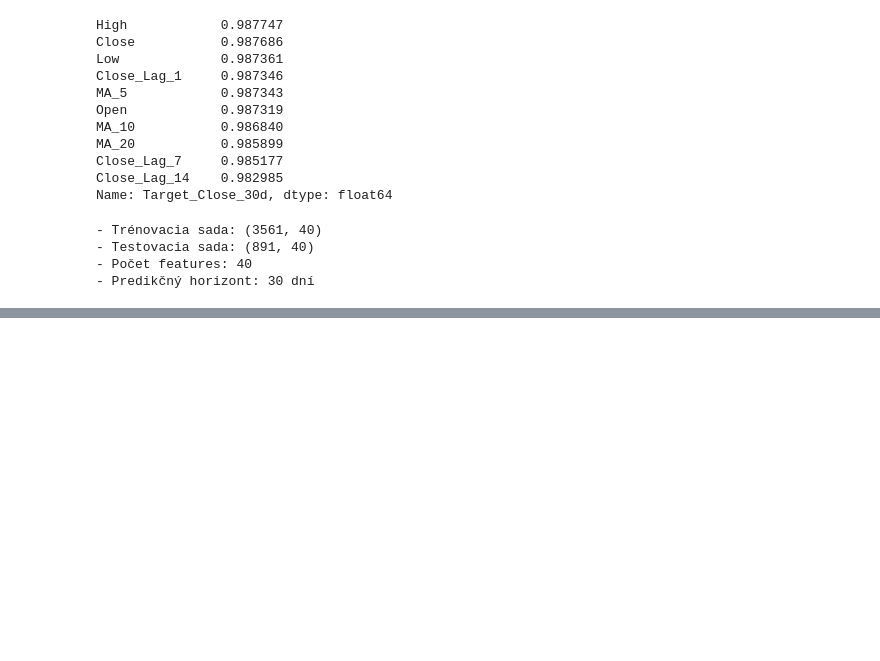
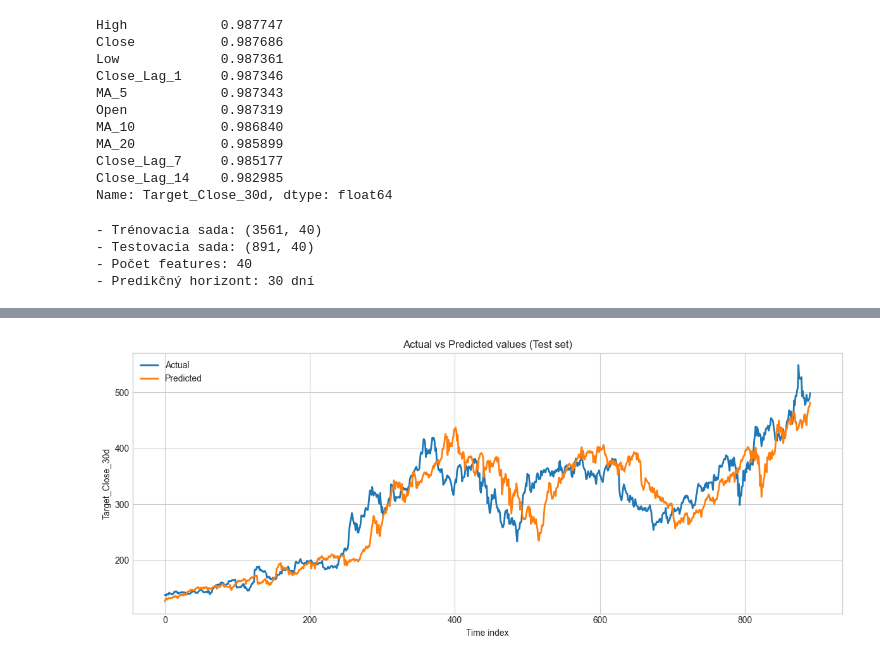
Before and after one commit to MarekPenzes/IAU_Projekt, a Jupyter notebook: IAU_BonusActivity_penzes_petrik.ipynb, the cells around one changed output, grey strips where cells are left out. Drawn from its saved outputs; the diff is of its cells as text; code cells hidden in the pictures; blank space fills up the shorter version.

```diff
--- a/IAU_BonusActivity_penzes_petrik.ipynb
+++ b/IAU_BonusActivity_penzes_petrik.ipynb
@@ -548,0 +652,20 @@ print(f"- Predikčný horizont: 30 dní")
+# %%
+huber = Pipeline([
+    ("scaler", StandardScaler()),
+    ("model", HuberRegressor(
+        epsilon=1.35,
+        alpha=0.0001,
+        max_iter=5000
+    ))
+])
+
+huber.fit(X_train, y_train)
+
+huber_train_metrics = evaluate_regression(
+    y_train, huber.predict(X_train)
+)
+huber_test_metrics = evaluate_regression(
+    y_test, huber.predict(X_test)
+)
+
+huber_train_metrics, huber_test_metrics
@@ -548,0 +742,16 @@ print(f"- Predikčný horizont: 30 dní")
+# %%
+import matplotlib.pyplot as plt
+
+y_pred_test = huber.predict(X_test)
+
+plt.figure(figsize=(12, 5))
+plt.plot(y_test.values, label="Actual", linewidth=2)
+plt.plot(y_pred_test, label="Predicted", linewidth=2)
+plt.title("Actual vs Predicted values (Test set)")
+plt.xlabel("Time index")
+plt.ylabel("Target_Close_30d")
+plt.legend()
+plt.tight_layout()
+plt.show()
+# %% [output]
+[figure, added]
```
Also changed, not shown: parts of 22 cells of this notebook.
